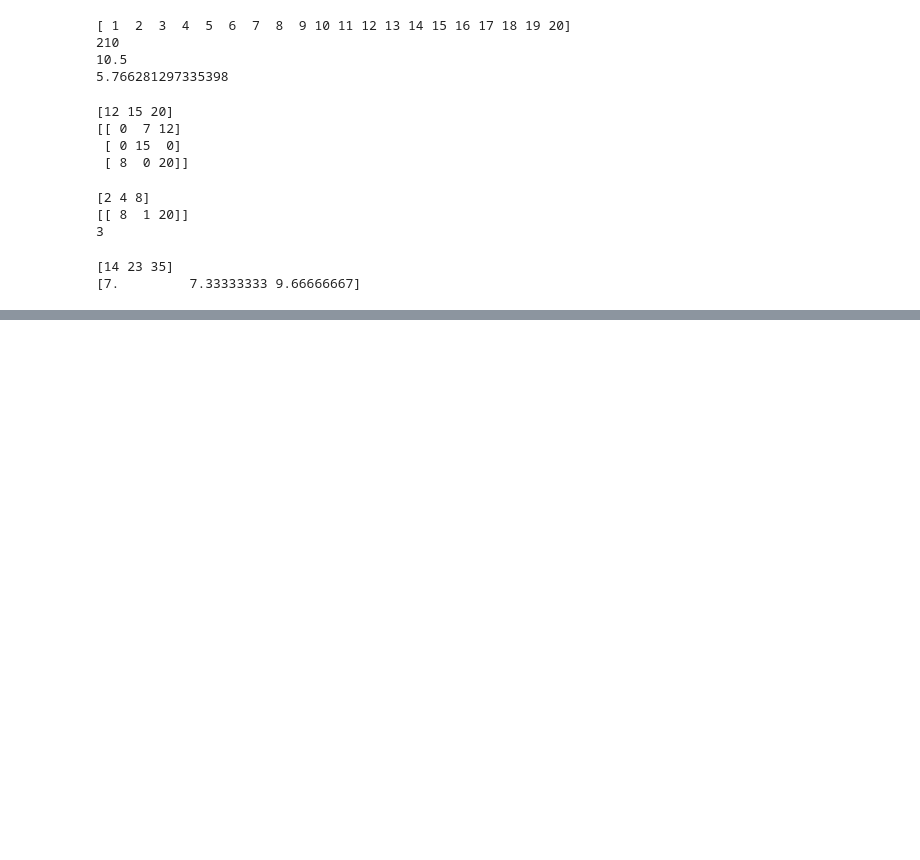
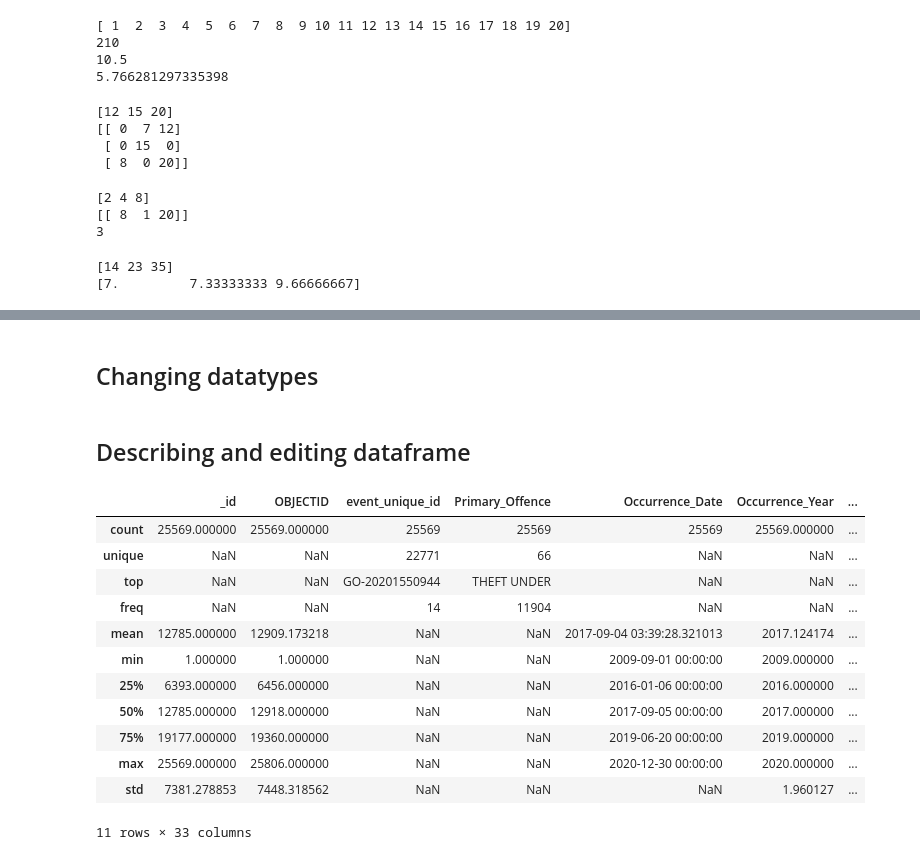
Before and after one commit to TheCodeGnome/python, a Jupyter notebook: session05.ipynb, the cells around one changed output, grey strips where cells are left out. Drawn from its saved outputs; the diff is of its cells as text; code cells hidden in the pictures; blank space fills up the shorter version.

```diff
--- a/session05.ipynb
+++ b/session05.ipynb
@@ -244,0 +266,4 @@ print(arr4.mean(axis=1))
+# %%
+bike_thefts_df = pd.read_csv('./05_src/data/slides_data/bicycle_thefts_4326.csv')
+print(bike_thefts_df.shape)
+print(bike_thefts_df.dtypes)
@@ -244,0 +328,14 @@ print(arr4.mean(axis=1))
+# %%
+# Renaming columns
+
+bike_thefts_df = bike_thefts_df.rename(columns = {"cost_of_bike": "bike_cost" })
+# %%
+# Profiling columns
+# focus on subset of data; can get single column by name like a key
+df = bike_thefts_df
+df["Status"].unique()
+# Output
+# array(['STOLEN', 'RECOVERED', 'UNKNOWN'], dtype=object)
+
+# count occurrences
+df["Status"].value_counts()
@@ -244,0 +369,26 @@ print(arr4.mean(axis=1))
+# %% [markdown]
+## Changing datatypes
+# %%
+# Convert occurrence date columns to datetime
+df["Occurrence_Date"] = pd.to_datetime(df["Occurrence_Date"])
+
+# Convert Status columns to category
+df["Status"] = df["Status"].astype("category")
+# %% [markdown]
+## Describing and editing dataframe
+# %%
+df.describe(include = "all") # by default, numeric cols only; use include="all" to get all cols
+# %% [output]
+|  | _id | OBJECTID | event_unique_id | Primary_Offence | Occurrence_Date | Occurrence_Year | ... |
+| count | 25569.000000 | 25569.000000 | 25569 | 25569 | 25569 | 25569.000000 | ... |
+| unique | NaN | NaN | 22771 | 66 | NaN | NaN | ... |
+| top | NaN | NaN | GO-20201550944 | THEFT UNDER | NaN | NaN | ... |
+| freq | NaN | NaN | 14 | 11904 | NaN | NaN | ... |
+| mean | 12785.000000 | 12909.173218 | NaN | NaN | 2017-09-04 03:39:28.321013 | 2017.124174 | ... |
+| min | 1.000000 | 1.000000 | NaN | NaN | 2009-09-01 00:00:00 | 2009.000000 | ... |
+| 25% | 6393.000000 | 6456.000000 | NaN | NaN | 2016-01-06 00:00:00 | 2016.000000 | ... |
+| 50% | 12785.000000 | 12918.000000 | NaN | NaN | 2017-09-05 00:00:00 | 2017.000000 | ... |
+| 75% | 19177.000000 | 19360.000000 | NaN | NaN | 2019-06-20 00:00:00 | 2019.000000 | ... |
+| max | 25569.000000 | 25806.000000 | NaN | NaN | 2020-12-30 00:00:00 | 2020.000000 | ... |
+| std | 7381.278853 | 7448.318562 | NaN | NaN | NaN | 1.960127 | ... |
+11 rows × 33 columns
```
Also changed, not shown: parts of 21 cells of this notebook, 2 other files.
